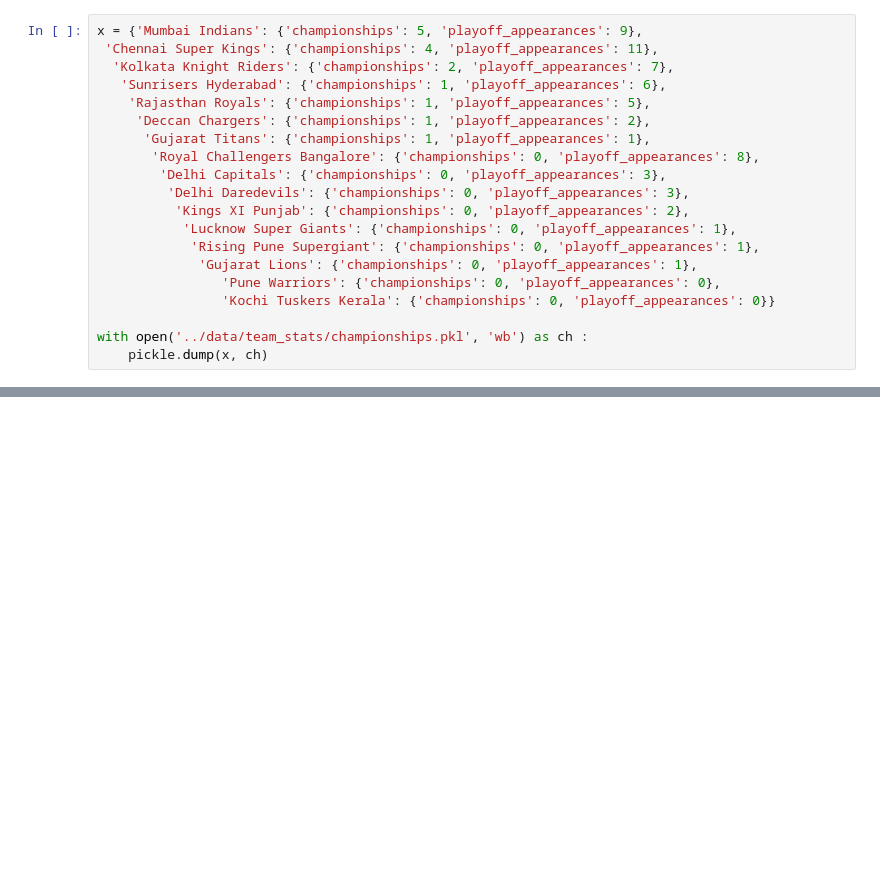
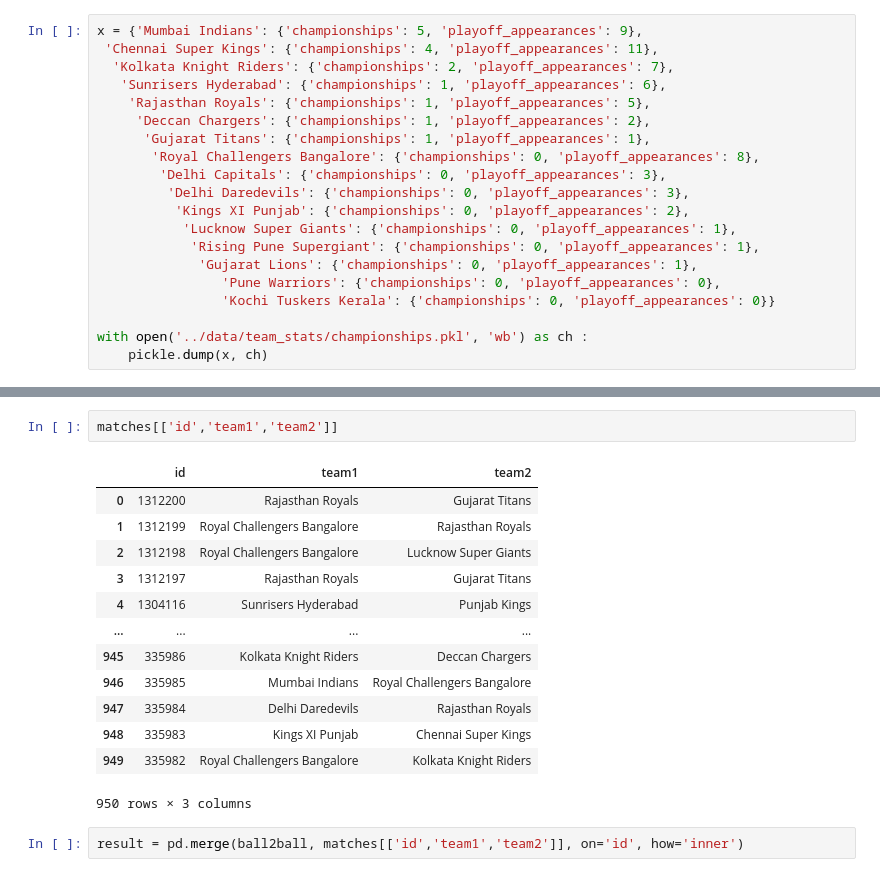
Before and after one commit to RAM797/IPL_Analytics, a Jupyter notebook: flask_app/data_processing.ipynb, the cells around one changed output, grey strips where cells are left out. Saved outputs shown, nothing was run; the diff lists cells and outputs as text; blank space fills up the shorter version.

Commit message:
complete team stats

```diff
--- a/flask_app/data_processing.ipynb
+++ b/flask_app/data_processing.ipynb
@@ -360,0 +409,18 @@ with open('../data/team_stats/championships.pkl', 'wb') as ch :
+# %%
+matches[['id','team1','team2']]
+# %% [output]
+|  | id | team1 | team2 |
+| 0 | 1312200 | Rajasthan Royals | Gujarat Titans |
+| 1 | 1312199 | Royal Challengers Bangalore | Rajasthan Royals |
+| 2 | 1312198 | Royal Challengers Bangalore | Lucknow Super Giants |
+| 3 | 1312197 | Rajasthan Royals | Gujarat Titans |
+| 4 | 1304116 | Sunrisers Hyderabad | Punjab Kings |
+| ... | ... | ... | ... |
+| 945 | 335986 | Kolkata Knight Riders | Deccan Chargers |
+| 946 | 335985 | Mumbai Indians | Royal Challengers Bangalore |
+| 947 | 335984 | Delhi Daredevils | Rajasthan Royals |
+| 948 | 335983 | Kings XI Punjab | Chennai Super Kings |
+| 949 | 335982 | Royal Challengers Bangalore | Kolkata Knight Riders |
+950 rows × 3 columns
+# %%
+result = pd.merge(ball2ball, matches[['id','team1','team2']], on='id', how='inner')
```
Also changed, not shown: parts of 9 cells of this notebook, 10 other files.
